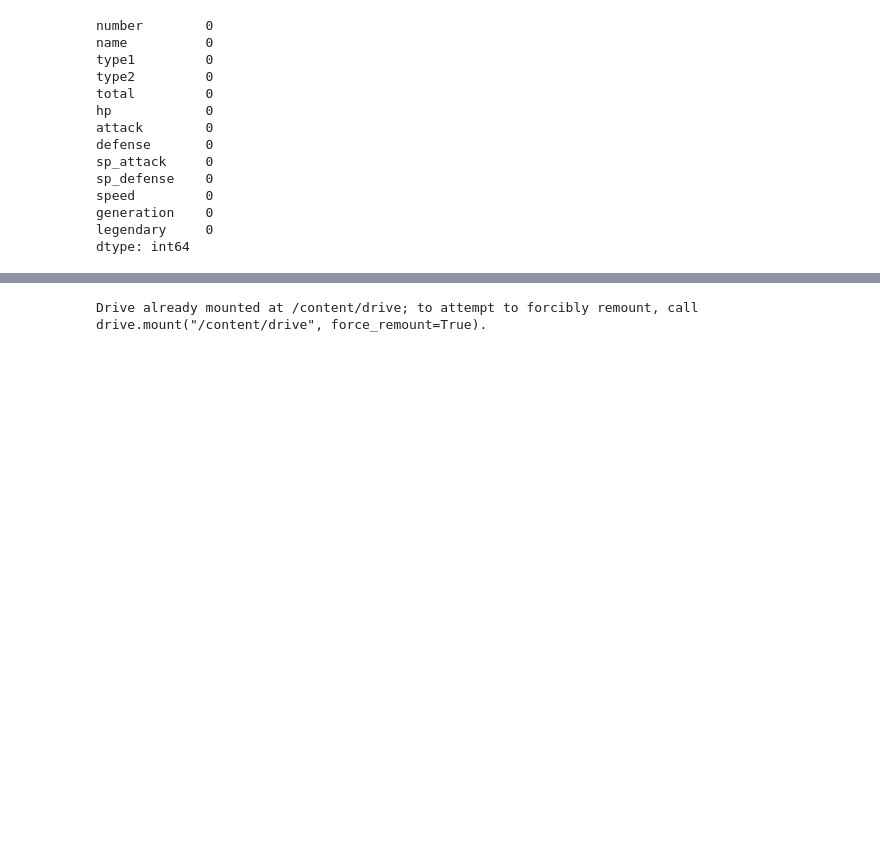
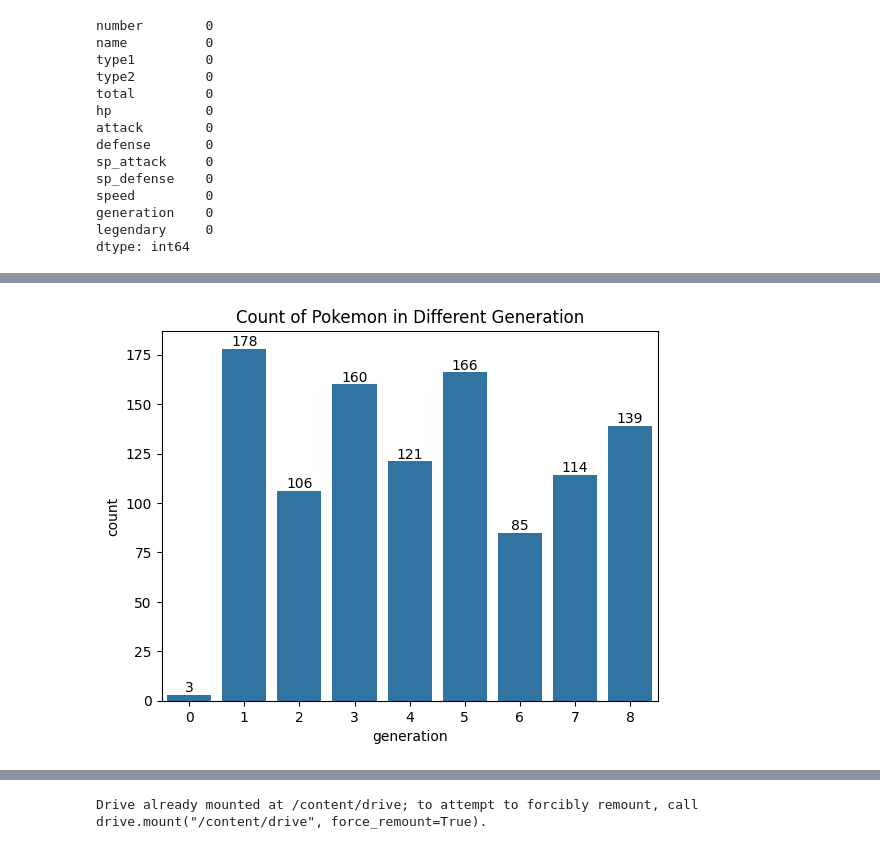
Before and after one commit to Ashirbad23/Legendary_Pokemon_Prediction, a Jupyter notebook: Legendary_Pokemon_Predicter.ipynb, the cells around one changed output, grey strips where cells are left out. Cells and saved outputs as stored; diff of their text form; code cells hidden in the pictures; blank space fills up the shorter version.

```diff
--- a/Legendary_Pokemon_Predicter.ipynb
+++ b/Legendary_Pokemon_Predicter.ipynb
@@ -70,0 +233,8 @@ df.tail()
+# %%
+countplot=sns.countplot(data=df,x="generation")
+for count in countplot.containers:
+    countplot.bar_label(count,)
+plt.title("Count of Pokemon in Different Generation")
+plt.show()
+# %% [output]
+[figure, added]
```
Also changed, not shown: parts of 31 cells of this notebook.
